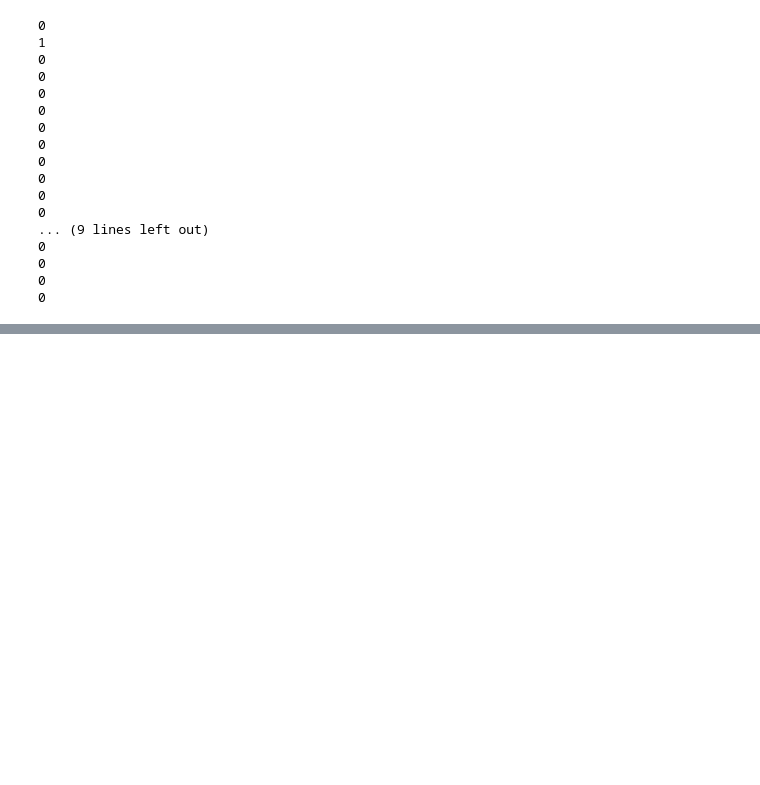
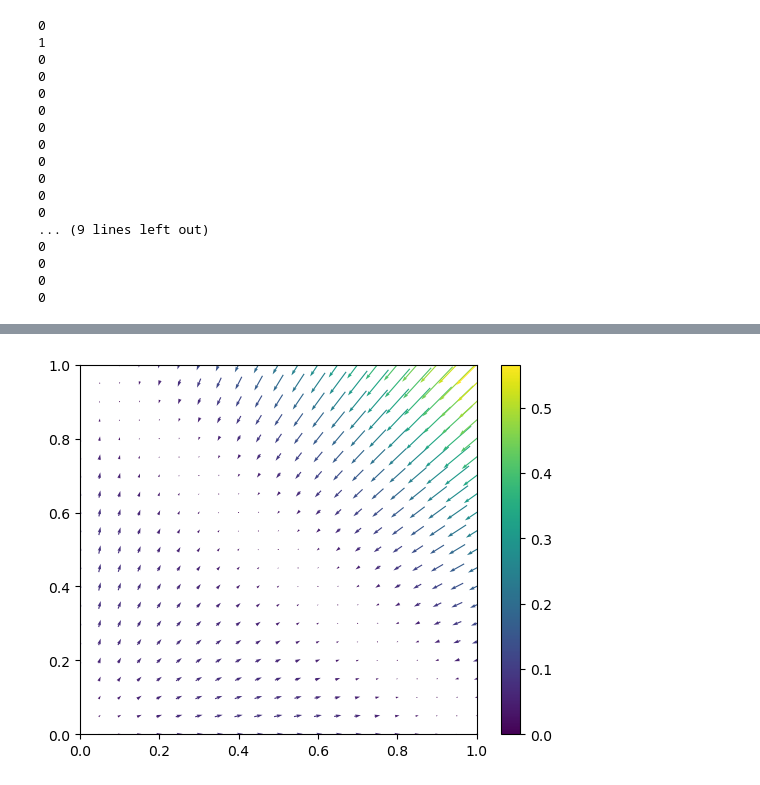
Before and after one commit to sagarkumar16/modeling-info-spread, a Jupyter notebook: notebooks/04-sk-combined.ipynb, the cells around one changed output, grey strips where cells are left out. Drawn from its saved outputs; the diff is of its cells as text; code cells hidden in the pictures; blank space fills up the shorter version.

Commit message:
continuous models and more

```diff
--- a/notebooks/04-sk-combined.ipynb
+++ b/notebooks/04-sk-combined.ipynb
@@ -479,0 +517,48 @@ for _ in range(25):
+# %%
+beta = 0.1
+k = 4
+err = 0.1
+Q = np.array([[1-err, err],[err, 1-err]])
+#Q = np.array([[0.8, 0.2],[0.001, 0.999]])
+# %%
+fig, ax = plt.subplots()
+
+# Meshgrid
+x, y = np.meshgrid(np.linspace(0, 1, 21),
+                   np.linspace(0, 1, 21))
+
+dphi1 = beta * k * (1 - x - y) * (Q[0,0]* x + Q[0,1]*y)
+dphi2 = beta * k * (1 - x - y) * (Q[1,0]* x + Q[1,1]*y)
+
+# Directional vectors
+u = dphi1
+v = dphi2
+
+# Calculate the magnitude of vectors
+magnitude = np.sqrt(u**2 + v**2)
+
+# Normalize magnitudes for coloring
+normalized_magnitude = (magnitude - magnitude.min()) / (magnitude.max() - magnitude.min())
+
+# Create a colormap
+cmap = plt.cm.viridis  # You can choose any colormap you like
+colors = cmap(normalized_magnitude)
+
+colors = colors.reshape(-1, 4)
+
+# Plotting Vector Field with QUIVER
+ax.quiver(x, y, u, v, color=colors, pivot='mid')
+#plt.title('Vector Field')
+
+# Setting x, y boundary limits
+ax.set_xlim(0, 1)
+ax.set_ylim(0, 1)
+
+# Show plot with grid
+
+plt.colorbar(plt.cm.ScalarMappable(cmap=cmap, norm=plt.Normalize(vmin=magnitude.min(), vmax=magnitude.max())))
+plt.show()
+
+fig.savefig('/home/sagar/modeling-info-spread/reports/figures/bin_sym_vector_field.pdf')
+# %% [output]
+[figure, added]
```
Also changed, not shown: parts of 5 cells of this notebook, 51 other files.
